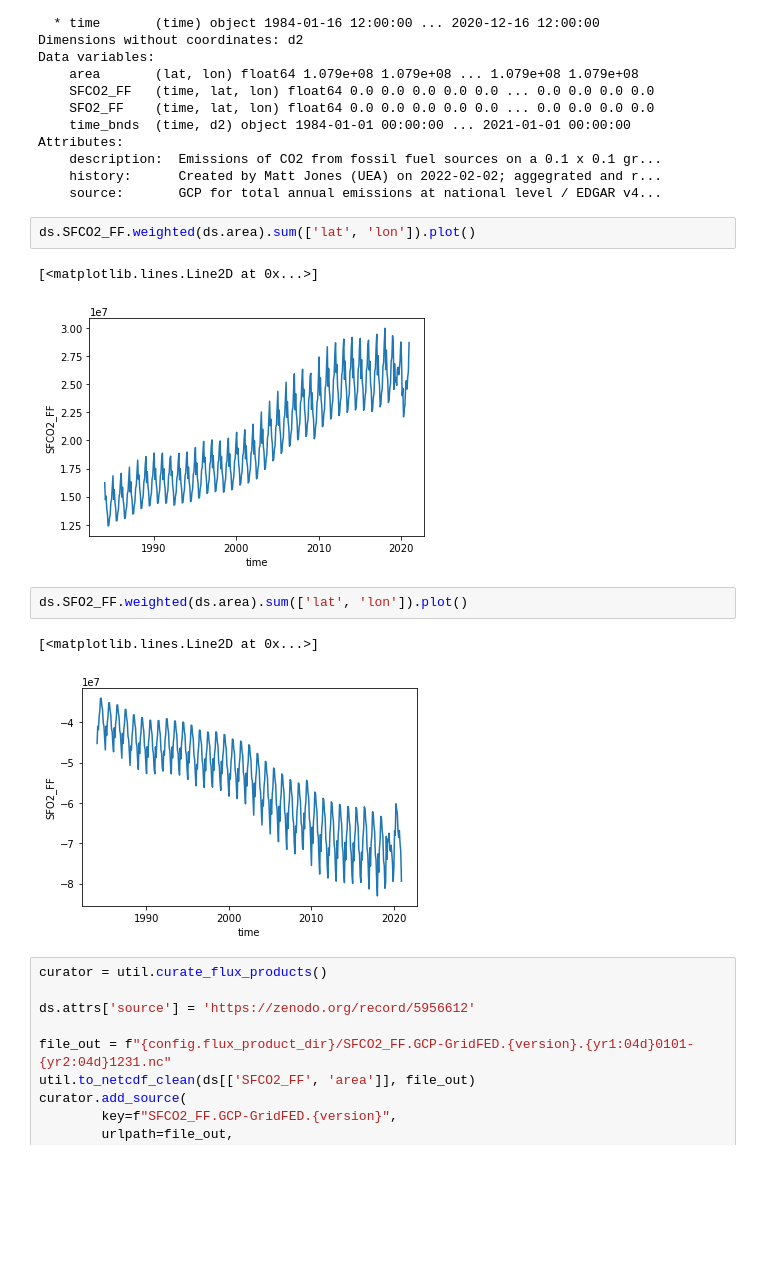
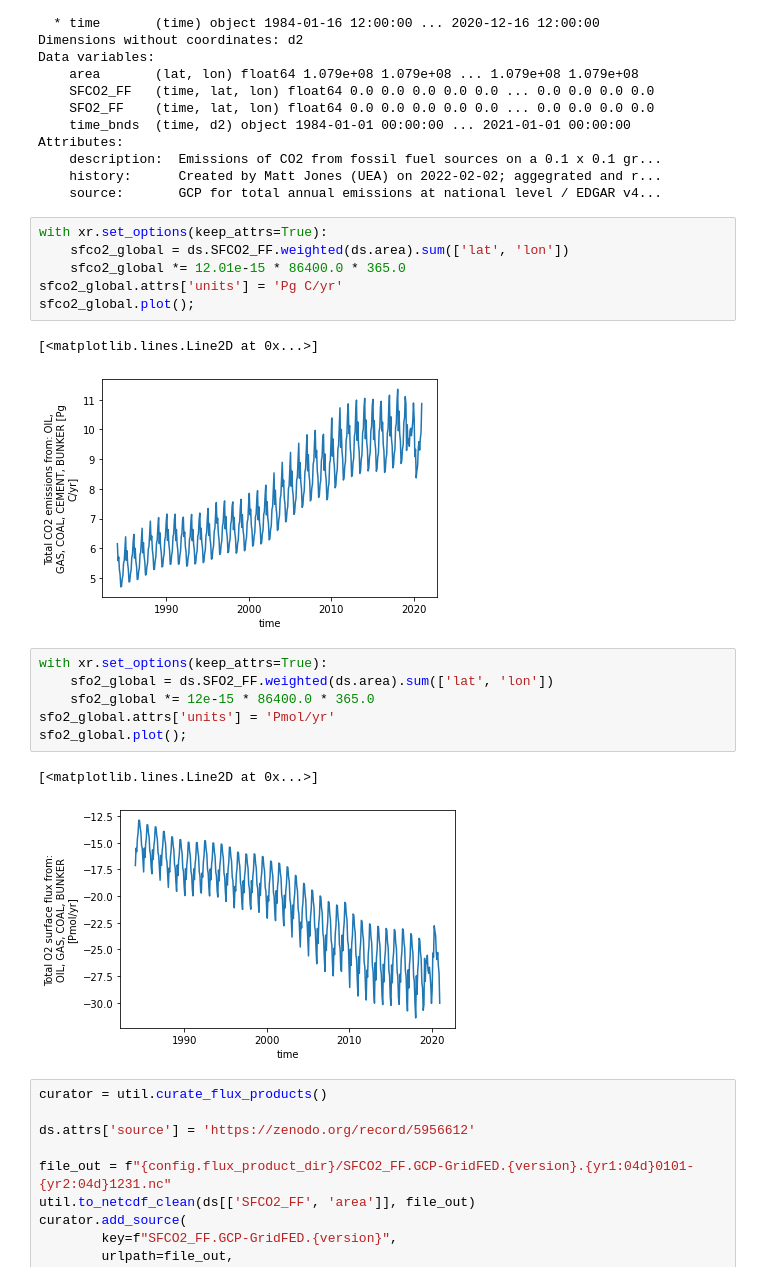
Before and after one commit to matt-long/sno-analysis, a Jupyter notebook: notebooks/_fgco2_ff_gcp-gridfed.ipynb, the cells around one changed output. Saved outputs shown, nothing was run; the diff lists cells and outputs as text; blank space fills up the shorter version.

```diff
--- a/notebooks/_fgco2_ff_gcp-gridfed.ipynb
+++ b/notebooks/_fgco2_ff_gcp-gridfed.ipynb
@@ -76,15 +76,23 @@ Attributes:
     history:      Created by Matt Jones (UEA) on 2022-02-02; aggegrated and r...
     source:       GCP for total annual emissions at national level / EDGAR v4...
 # %%
-ds.SFCO2_FF.weighted(ds.area).sum(['lat', 'lon']).plot()
+with xr.set_options(keep_attrs=True):
+    sfco2_global = ds.SFCO2_FF.weighted(ds.area).sum(['lat', 'lon'])
+    sfco2_global *= 12.01e-15 * 86400.0 * 365.0
+sfco2_global.attrs['units'] = 'Pg C/yr'
+sfco2_global.plot();
 # %% [output]
 [<matplotlib.lines.Line2D at 0x...>]
-[figure, old version]
+[figure, new version]
 # %%
-ds.SFO2_FF.weighted(ds.area).sum(['lat', 'lon']).plot()
+with xr.set_options(keep_attrs=True):
+    sfo2_global = ds.SFO2_FF.weighted(ds.area).sum(['lat', 'lon'])
+    sfo2_global *= 12e-15 * 86400.0 * 365.0
+sfo2_global.attrs['units'] = 'Pmol/yr'
+sfo2_global.plot();
 # %% [output]
 [<matplotlib.lines.Line2D at 0x...>]
-[figure, old version]
+[figure, new version]
 # %%
 curator = util.curate_flux_products()
 
```
Also changed, not shown: parts of 1 cell of this notebook, 6 other files.
